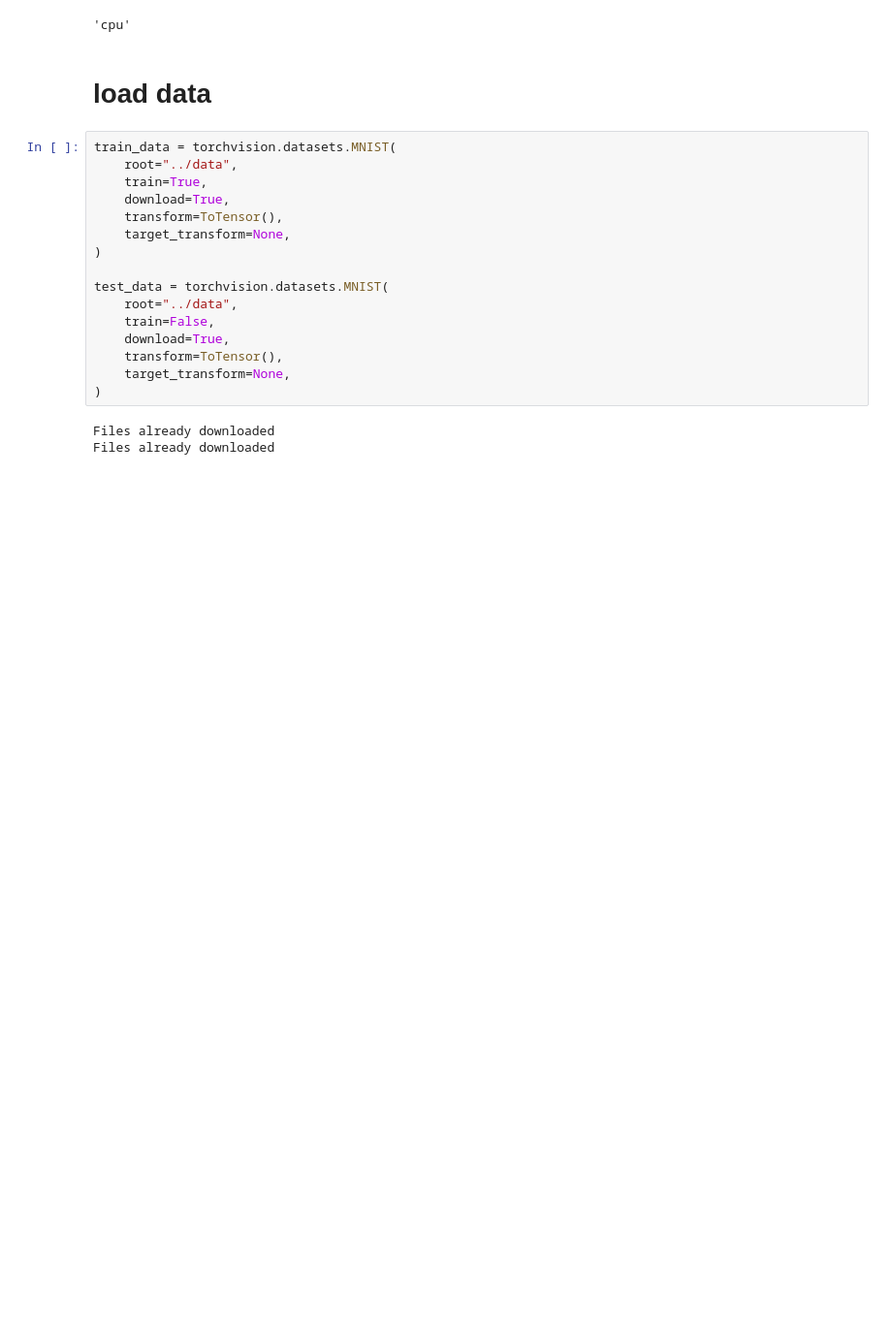
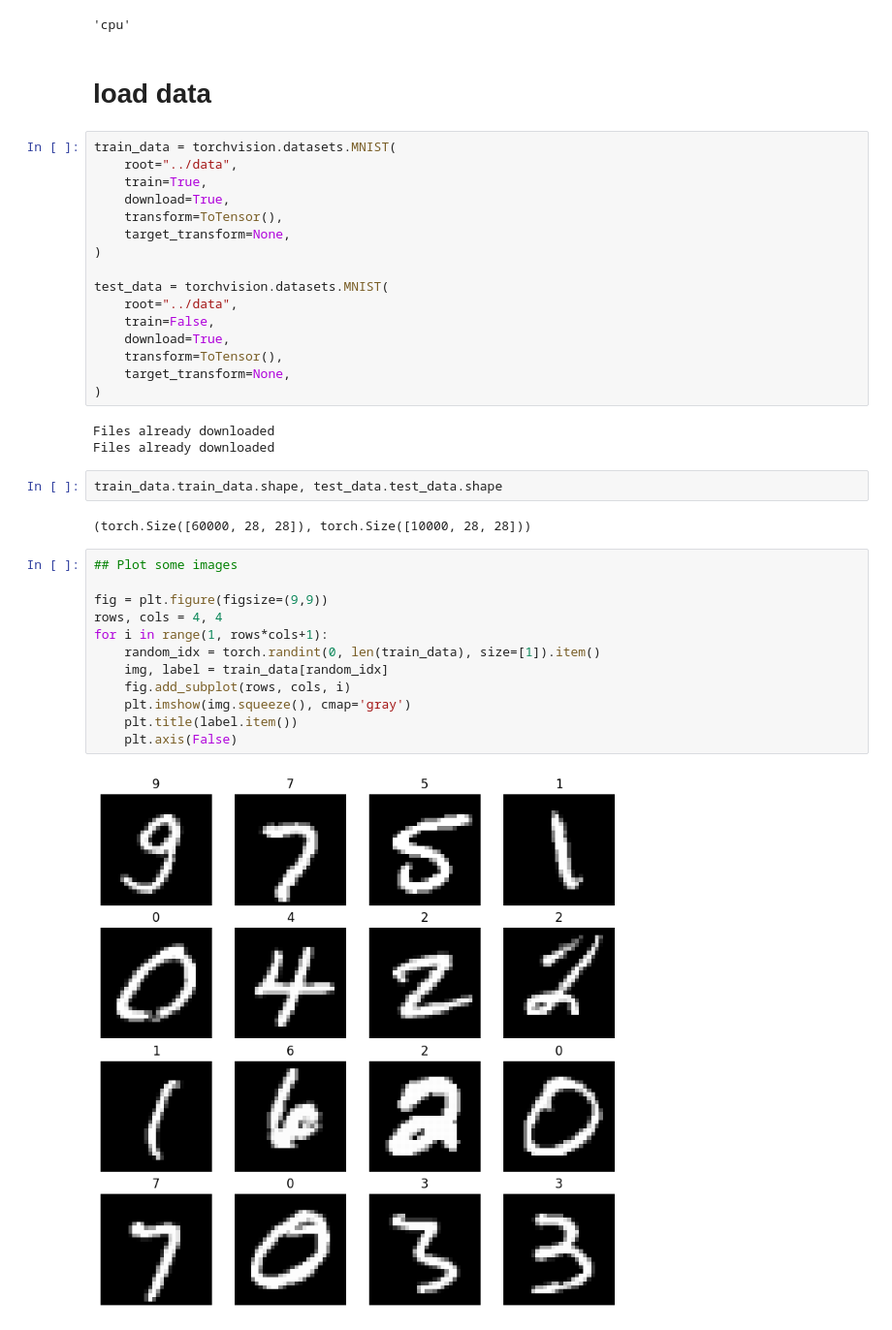
Before and after one commit to noahpro99/pytorch-learn, a Jupyter notebook: src/computer_vision.ipynb, the cells around one changed output. Shown: that part at 97% size. Cells and saved outputs as stored; diff of their text form; blank space fills up the shorter version.

```diff
--- a/src/computer_vision.ipynb
+++ b/src/computer_vision.ipynb
@@ -33,3 +33,21 @@ test_data = torchvision.datasets.MNIST(
 # %% [output]
 Files already downloaded
 Files already downloaded
+# %%
+train_data.train_data.shape, test_data.test_data.shape
+# %% [output]
+(torch.Size([60000, 28, 28]), torch.Size([10000, 28, 28]))
+# %%
+## Plot some images
+
+fig = plt.figure(figsize=(9,9))
+rows, cols = 4, 4
+for i in range(1, rows*cols+1):
+    random_idx = torch.randint(0, len(train_data), size=[1]).item()
+    img, label = train_data[random_idx]
+    fig.add_subplot(rows, cols, i)
+    plt.imshow(img.squeeze(), cmap='gray')
+    plt.title(label.item())
+    plt.axis(False)
+# %% [output]
+[figure, added]
```
Also changed, not shown: parts of 29 cells of this notebook.
